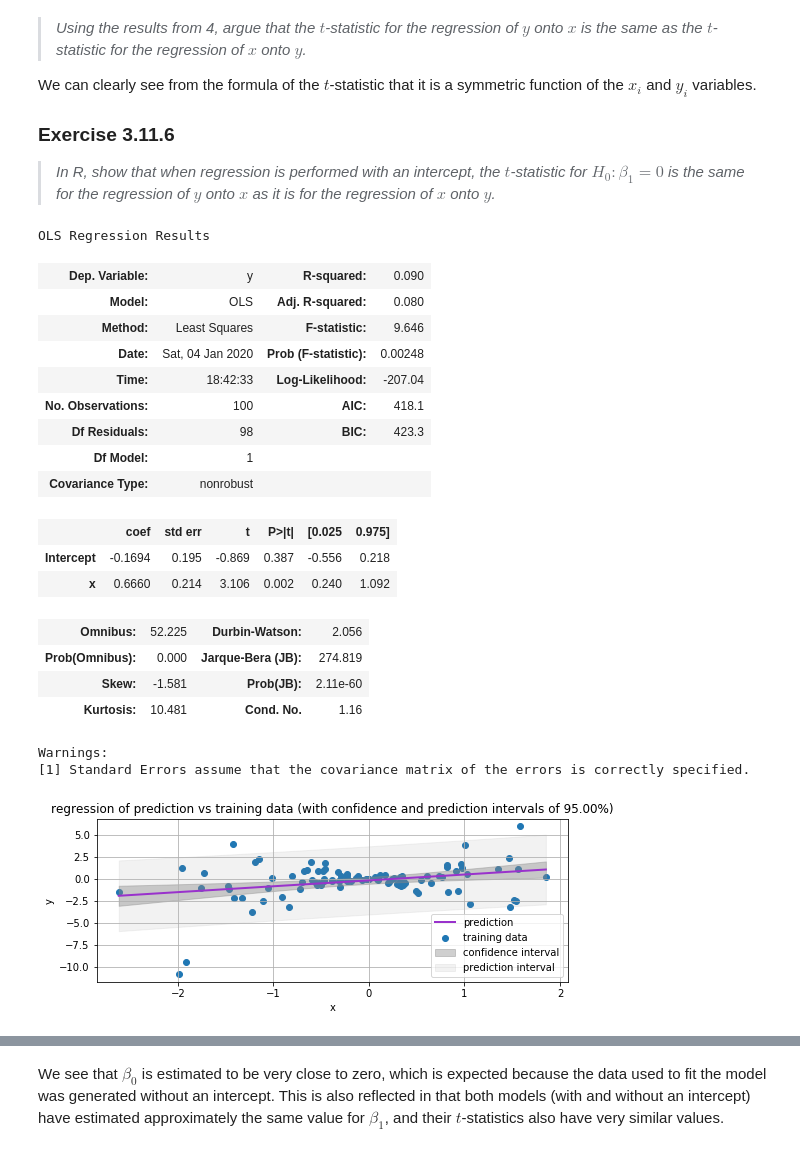
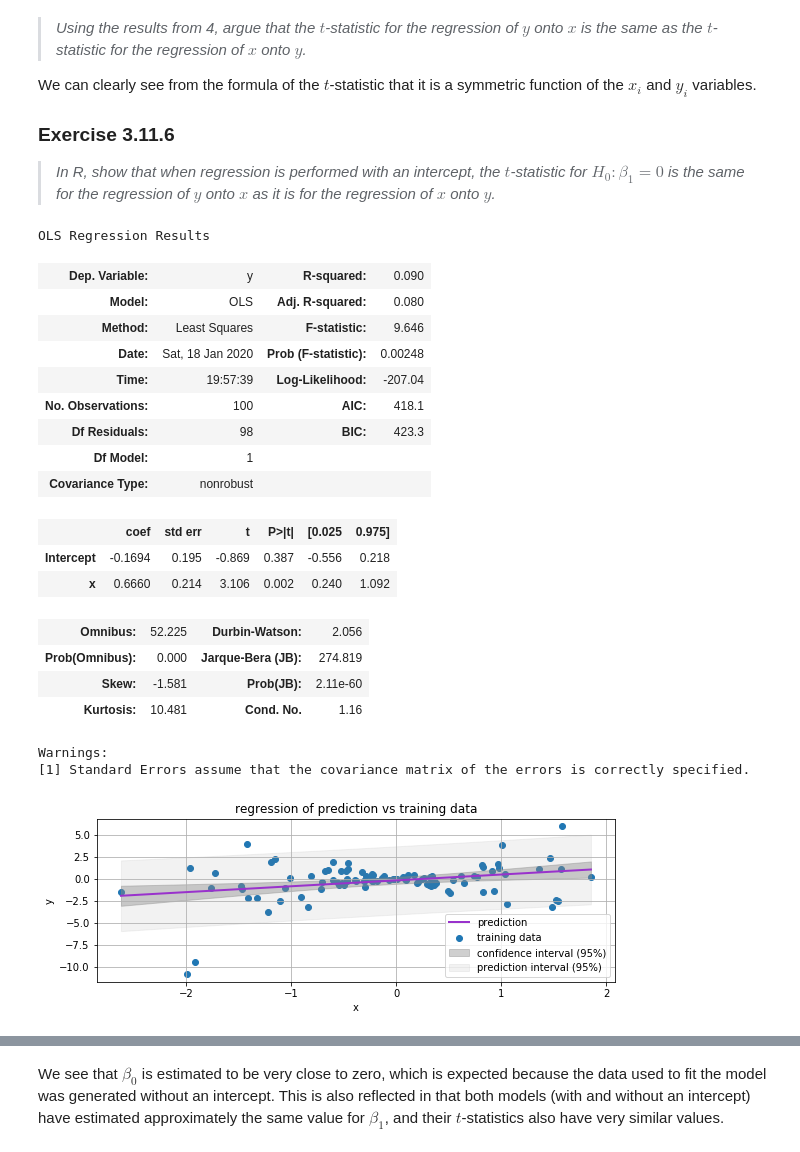
Before and after one commit to HerrBroekman/Python-solutions-for-An-Introduction-to-Statistical-Learning, a Jupyter notebook: Chapter3/Exercise11/3_11.ipynb, the cells around one changed output, grey strips where cells are left out. Cells and saved outputs as stored; diff of their text form; code cells hidden in the pictures.

```diff
--- a/Chapter3/Exercise11/3_11.ipynb
+++ b/Chapter3/Exercise11/3_11.ipynb
@@ -200,29 +200,29 @@ df_y.insert(0, 'Intercept', 1)
 # %%
 model = sm.OLS(df_y[['y']], df_x)
 fitted = model.fit()
 fitted.summary()
-createLinearRegressionPlot(df_x, df_y[['y']], fitted_model=fitted)
+createSimpleLinearRegressionPlot(df_x, df_y[['y']], fitted_model=fitted)
 # %% [output]
 OLS Regression Results
 | Dep. Variable: | y | R-squared: | 0.090 |
 | Model: | OLS | Adj. R-squared: | 0.080 |
 | Method: | Least Squares | F-statistic: | 9.646 |
-| Date: | Sat, 04 Jan 2020 | Prob (F-statistic): | 0.00248 |
-| Time: | 18:42:33 | Log-Likelihood: | -207.04 |
+| Date: | Sat, 18 Jan 2020 | Prob (F-statistic): | 0.00248 |
+| Time: | 19:57:39 | Log-Likelihood: | -207.04 |
 | No. Observations: | 100 | AIC: | 418.1 |
 | Df Residuals: | 98 | BIC: | 423.3 |
 | Df Model: | 1 |  |  |
 | Covariance Type: | nonrobust |  |  |
 |  | coef | std err | t | P>|t| | [0.025 | 0.975] |
 | Intercept | -0.1694 | 0.195 | -0.869 | 0.387 | -0.556 | 0.218 |
 | x | 0.6660 | 0.214 | 3.106 | 0.002 | 0.240 | 1.092 |
 | Omnibus: | 52.225 | Durbin-Watson: | 2.056 |
 | Prob(Omnibus): | 0.000 | Jarque-Bera (JB): | 274.819 |
 | Skew: | -1.581 | Prob(JB): | 2.11e-60 |
 | Kurtosis: | 10.481 | Cond. No. | 1.16 |
 Warnings:
 [1] Standard Errors assume that the covariance matrix of the errors is correctly specified.
-[figure, old version]
+[figure, new version]
 # %%
 model = sm.OLS(df_x[['x']], df_y)
 fitted = model.fit()
```
Also changed, not shown: parts of 3 cells of this notebook, 12 other files.
